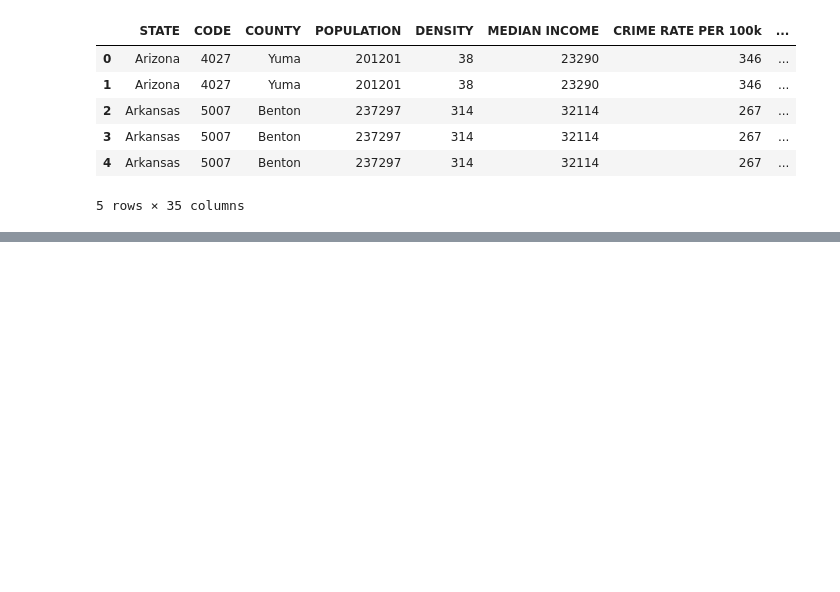
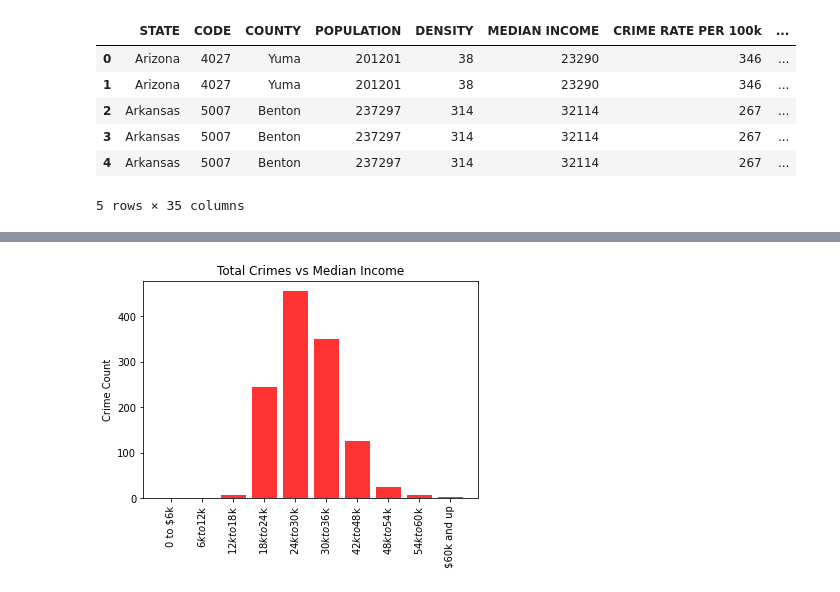
Before and after one commit to melindaeudy/Project_1, a Jupyter notebook: Project_1_Final.ipynb, the cells around one changed output, grey strips where cells are left out. Drawn from its saved outputs; the diff is of its cells as text; code cells hidden in the pictures; blank space fills up the shorter version.

```diff
--- a/Project_1_Final.ipynb
+++ b/Project_1_Final.ipynb
@@ -358,0 +397,30 @@ Final_Crime_df.head()
+# %%
+bins = [0, 5999, 11999, 17999, 23999, 29999,
+        35999, 41999, 47999, 53999, 59999]
+
+group_labels = ["0 to $6k", "$6k to $12k", "$12k to $18k", "$18k to $24k", "$24k to $30k", "$30k to $36k",
+                "$42k to $48k", "$48k to $54k", "$54k to $60k", "$60k and up"]
+
+Final_Crime_df["Income Bin"] = pd.cut(Final_Crime_df['MEDIAN INCOME'], bins, labels=group_labels)
+
+income_counts = Final_Crime_df["Income Bin"].value_counts()
+
+# plt.bar(group_labels,income_counts)
+# plt.show()
+# %%
+income_group = Final_Crime_df.groupby(["Income Bin"])
+crime_group = income_group["TOTAL CRIMES"].count()
+
+x_axis = np.arange(len(rob_group))
+plt.bar(x_axis, crime_group, color='r', alpha=0.8, align="center")
+tick_locations = [value for value in x_axis]
+plt.xticks(tick_locations, ["0 to $6k", "$6k to $12k", "$12k to $18k", "$18k to $24k", "$24k to $30k", "$30k to $36k",
+                "$42k to $48k", "$48k to $54k", "$54k to $60k", "$60k and up"],rotation = 90)
+
+plt.title("Total Crimes vs Median Income")
+# plt.xlabel("Crimes")
+plt.ylabel("Crime Count")
+
+plt.show()
+# %% [output]
+[figure, added]
```
Also changed, not shown: parts of 10 cells of this notebook, 1 other file.
